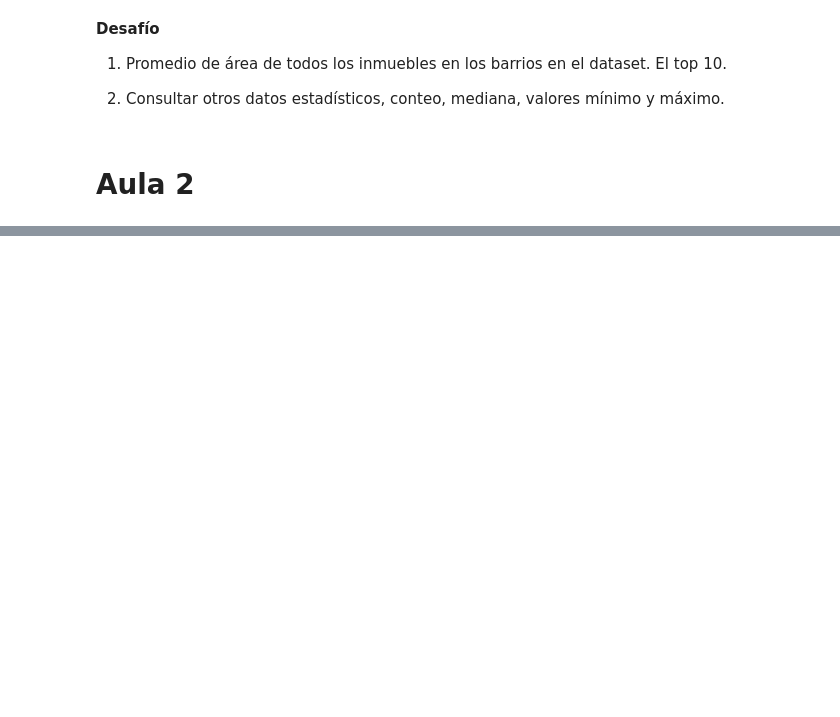
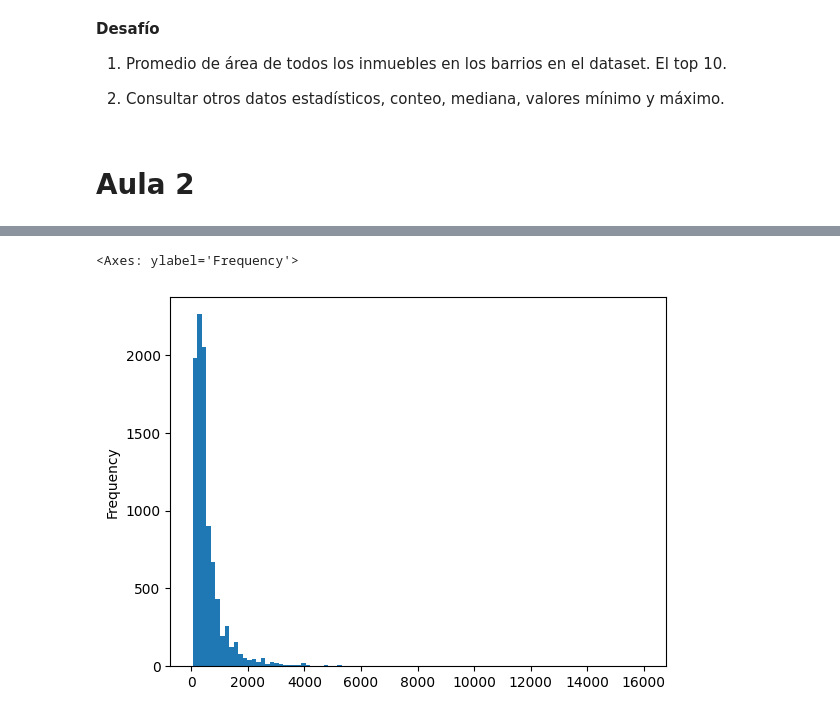
Before and after one commit to Gibbor-SAP/Inmesion_Datos_AluraLatam, a Jupyter notebook: Inmersion_datos_Alura.ipynb, the cells around one changed output, grey strips where cells are left out. Cells and saved outputs as stored; diff of their text form; code cells hidden in the pictures; blank space fills up the shorter version.

```diff
--- a/Inmersion_datos_Alura.ipynb
+++ b/Inmersion_datos_Alura.ipynb
@@ -210,0 +270,5 @@ inmuebles_barrio.head(10).plot.bar() #con el parametro head podemos seleccionar
+# %%
+valor = inmuebles.Valor.str.split(expand=True) #expand=True convierte en un dataframe con 2 columnas
+inmuebles['Moneda'] =  valor[0] #generar nueva columna (antes creo una nueva variable -valor-)
+inmuebles['Precio'] = valor[1]
+inmuebles.sample(3)
@@ -210,0 +304,2 @@ inmuebles_barrio.head(10).plot.bar() #con el parametro head podemos seleccionar
+# %%
+inmuebles['Precio'] = inmuebles['Precio'].str.replace('.','',regex=True) #replace permite reemplazar el valor original, por el que se desea y se agrega la funcion regex=True (valor original, valor deseado, regex=True)
@@ -210,0 +342,4 @@ inmuebles_barrio.head(10).plot.bar() #con el parametro head podemos seleccionar
+# %%
+inmuebles['Precio_Millon'] = inmuebles.Precio.astype('float') / 1000000 #transformar de string a dato numerico (a float)
+inmuebles.info()
+#astype es para convertir un tipo de variable y dividido por un millon para quitar los ceros restantes
@@ -210,0 +401,5 @@ inmuebles_barrio.head(10).plot.bar() #con el parametro head podemos seleccionar
+# %%
+inmuebles['Precio_Millon'].plot.hist(bins=100) # hist proviene de histograma - bisn es el rango
+# %% [output]
+<Axes: ylabel='Frequency'>
+[figure, added]
```
Also changed, not shown: parts of 20 cells of this notebook.
